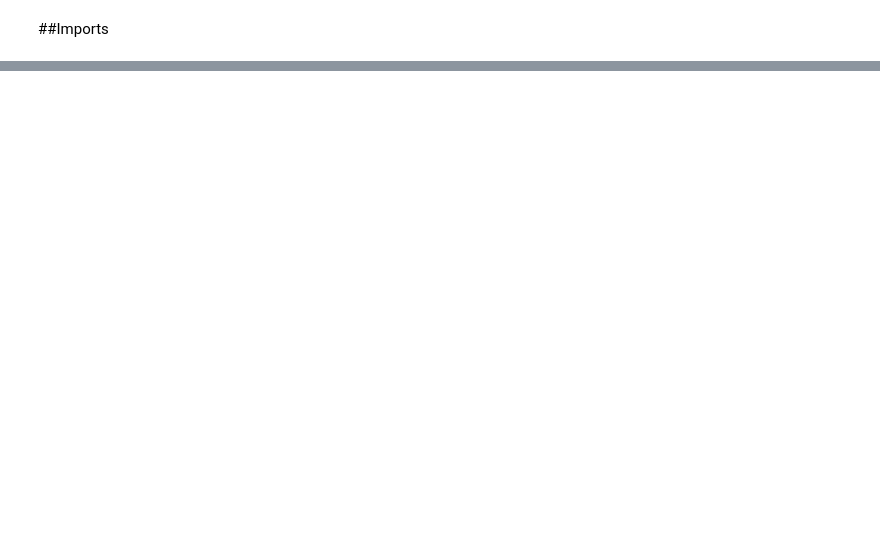
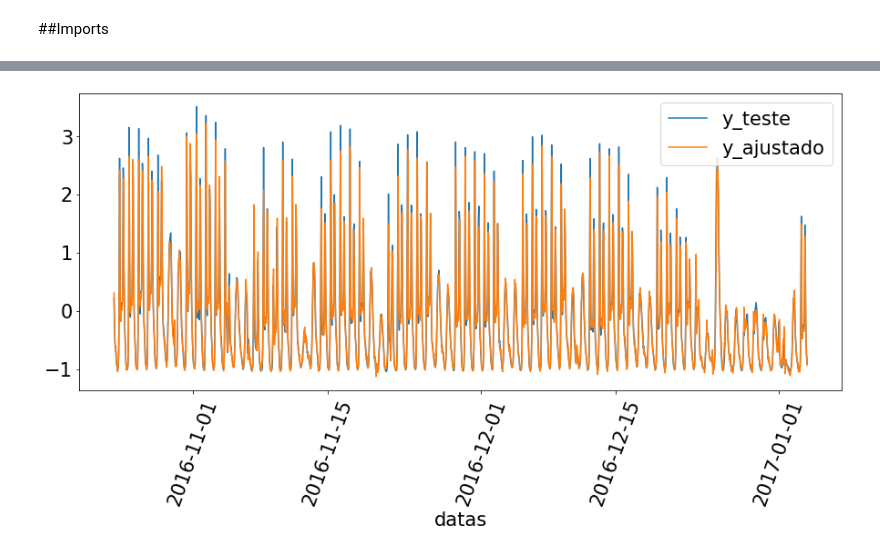
Before and after one commit to Maysk/data_science_alura, a Jupyter notebook: deep_learning_previsao_keras/previsao_notebook.ipynb, the cells around one changed output, grey strips where cells are left out. Saved outputs shown, nothing was run; the diff lists cells and outputs as text; code cells hidden in the pictures; blank space fills up the shorter version.

```diff
--- a/deep_learning_previsao_keras/previsao_notebook.ipynb
+++ b/deep_learning_previsao_keras/previsao_notebook.ipynb
@@ -238,6 +78,0 @@ sns.lineplot(x='tempo', y=resultado.values, data=passageiros_raw[130:], label='a
-# %%
-vetor_treino = pd.DataFrame(ytreino)[0]
-xtreino_novo, ytreino_novo = separa_dados(vetor_treino, 4)
-
-vetor_teste = pd.DataFrame(yteste)[0]
-xteste_novo, yteste_novo = separa_dados(vetor_teste, 4)
@@ -292,0 +88,6 @@ sns.lineplot(x='tempo', y=resultado_teste.values, data=passageiros_raw[133:], la
+# %%
+recorrente_gru = Sequential()
+recorrente_gru.add(GRU(128, input_shape=(xtreino_novo.shape[1], xtreino_novo.shape[2])))
+recorrente_gru.add(Dense(units=1))
+recorrente_gru.compile(loss='mean_squared_error', optimizer='RMSProp')
+recorrente_gru.summary()
@@ -292,0 +108,2 @@ sns.lineplot(x='tempo', y=resultado_teste.values, data=passageiros_raw[133:], la
+# %%
+resultado=recorrente_gru.fit(xtreino_novo, ytreino_novo, validation_data=(xteste_novo, yteste_novo), epochs=10)
@@ -292,0 +131,9 @@ sns.lineplot(x='tempo', y=resultado_teste.values, data=passageiros_raw[133:], la
+# %%
+y_ajustado = recorrente_gru.predict(xteste_novo)
+# %%
+sns.lineplot(x='datas', y=yteste[10:,0], data=bikes_dataset[tamanho_treino+10:len(bikes_dataset)], label="y_teste");
+sns.lineplot(x='datas', y=y_ajustado[:,0], data=bikes_dataset[tamanho_treino+10:len(bikes_dataset)], label="y_ajustado");
+
+plt.xticks(rotation=70);
+# %% [output]
+[figure, added]
```
Also changed, not shown: parts of 54 cells of this notebook.
